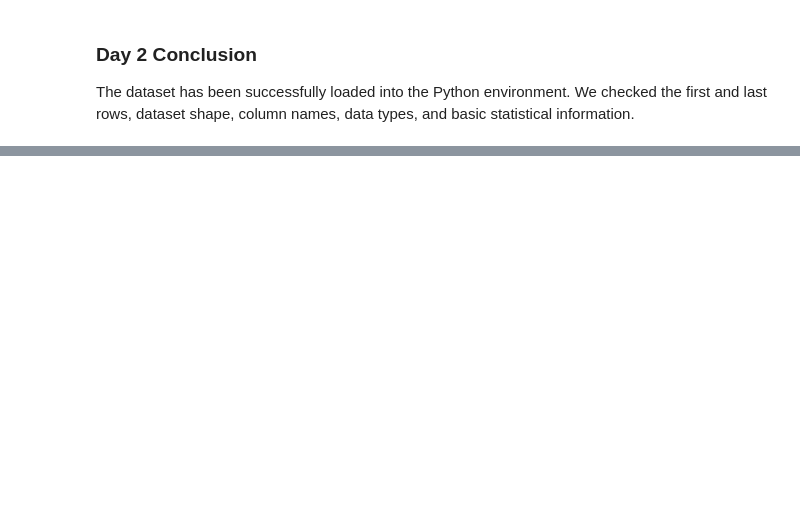
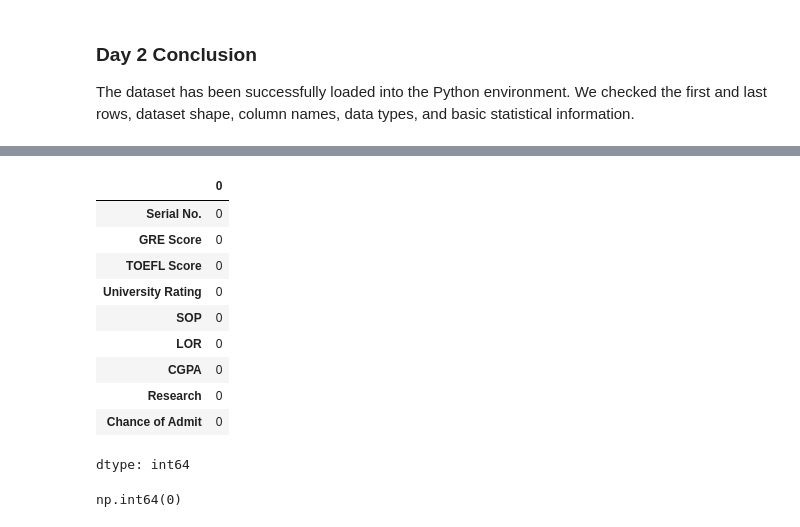
Before and after one commit to sumanamishra1120-ux/Chance-of-Admission-Higher-Studies, a Jupyter notebook: Chance_of_Admission_Higher_Studies.ipynb, the cells around one changed output, grey strips where cells are left out. Drawn from its saved outputs; the diff is of its cells as text; code cells hidden in the pictures; blank space fills up the shorter version.

```diff
--- a/Chance_of_Admission_Higher_Studies.ipynb
+++ b/Chance_of_Admission_Higher_Studies.ipynb
@@ -166,0 +193,18 @@ data types, and basic statistical information.
+# %%
+df.isnull().sum()
+# %% [output]
+|  | 0 |
+| Serial No. | 0 |
+| GRE Score | 0 |
+| TOEFL Score | 0 |
+| University Rating | 0 |
+| SOP | 0 |
+| LOR | 0 |
+| CGPA | 0 |
+| Research | 0 |
+| Chance of Admit | 0 |
+dtype: int64
+# %%
+df.duplicated().sum()
+# %% [output]
+np.int64(0)
```
Also changed, not shown: parts of 11 cells of this notebook.
